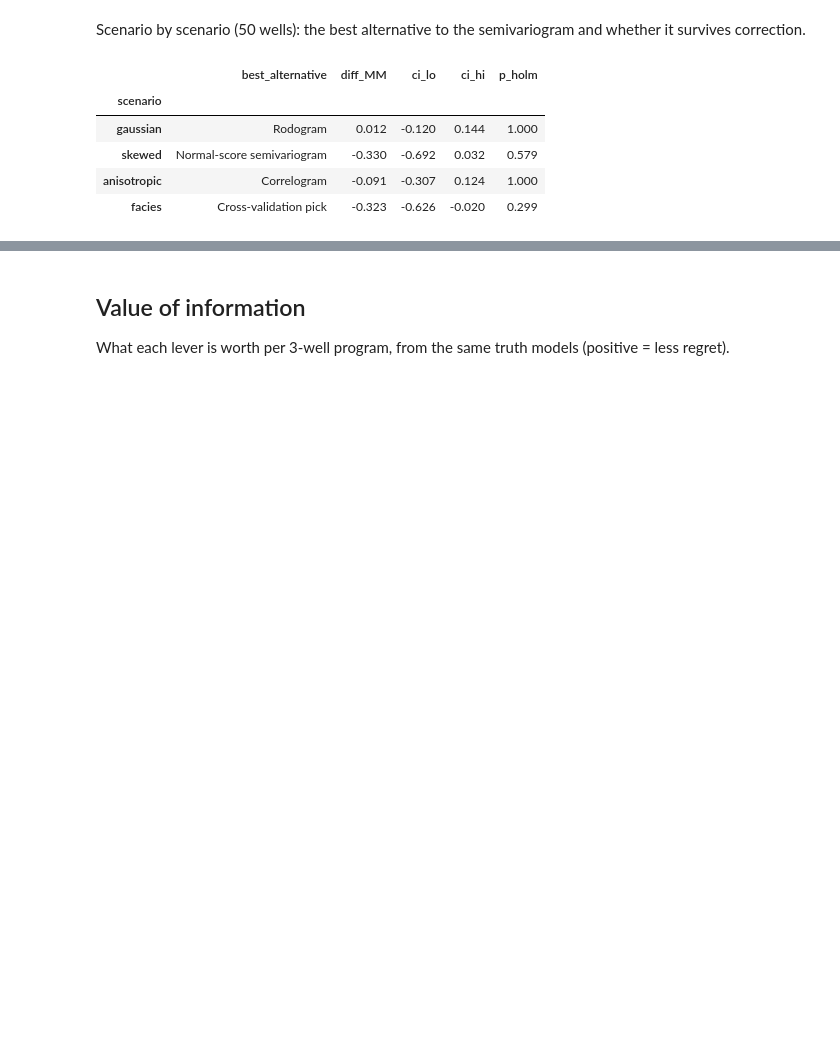
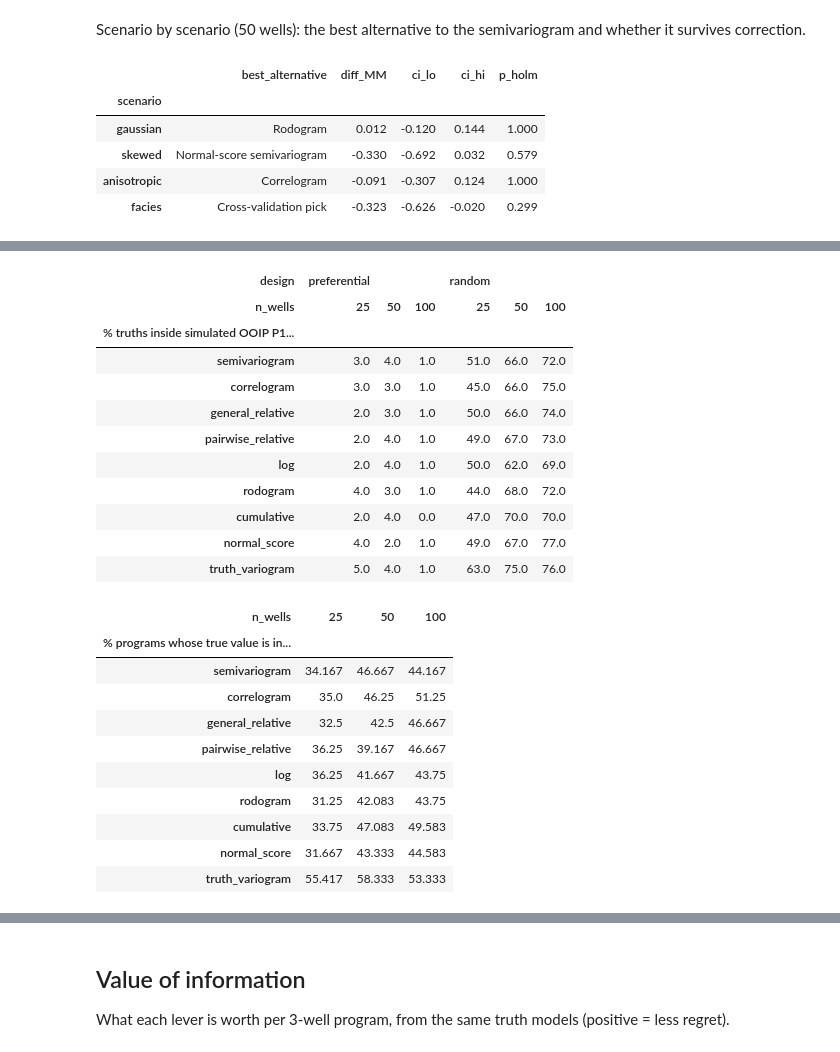
Before and after one commit to nkanter04/variogram-type-study, a Jupyter notebook: 03_kriging_decisions.ipynb, the cells around one changed output, grey strips where cells are left out. Cells and saved outputs as stored; diff of their text form; code cells hidden in the pictures; blank space fills up the shorter version.

```diff
--- a/03_kriging_decisions.ipynb
+++ b/03_kriging_decisions.ipynb
@@ -151,0 +264,31 @@ pd.DataFrame(rows).set_index('scenario').round(3)
+# %%
+sim_ = R_['simulation']
+cov_ooip = (100 * sim_.pivot_table(index='method', columns=['design', 'n_wells'], values='ooip_inside_p10_p90')).round(0)
+display(cov_ooip.loc[C.VTYPES + ['truth_variogram']].rename_axis('% truths inside simulated OOIP P10-P90'))
+ev = A.rule_frame(dec_, '@sgs_ev')
+cov_prog = (100 * ev[ev.method.isin(C.VTYPES + ['truth_variogram'])].pivot_table(index='method', columns='n_wells', values='inside_p10_p90')).round(0)
+cov_prog.loc[C.VTYPES + ['truth_variogram']].rename_axis('% programs whose true value is inside the predicted P10-P90')
+# %% [output]
+| design | preferential |  |  | random |  |  |
+| n_wells | 25 | 50 | 100 | 25 | 50 | 100 |
+| % truths inside simulated OOIP P1... |  |  |  |  |  |  |
+| semivariogram | 3.0 | 4.0 | 1.0 | 51.0 | 66.0 | 72.0 |
+| correlogram | 3.0 | 3.0 | 1.0 | 45.0 | 66.0 | 75.0 |
+| general_relative | 2.0 | 3.0 | 1.0 | 50.0 | 66.0 | 74.0 |
+| pairwise_relative | 2.0 | 4.0 | 1.0 | 49.0 | 67.0 | 73.0 |
+| log | 2.0 | 4.0 | 1.0 | 50.0 | 62.0 | 69.0 |
+| rodogram | 4.0 | 3.0 | 1.0 | 44.0 | 68.0 | 72.0 |
+| cumulative | 2.0 | 4.0 | 0.0 | 47.0 | 70.0 | 70.0 |
+| normal_score | 4.0 | 2.0 | 1.0 | 49.0 | 67.0 | 77.0 |
+| truth_variogram | 5.0 | 4.0 | 1.0 | 63.0 | 75.0 | 76.0 |
+| n_wells | 25 | 50 | 100 |
+| % programs whose true value is in... |  |  |  |
+| semivariogram | 34.167 | 46.667 | 44.167 |
+| correlogram | 35.0 | 46.25 | 51.25 |
+| general_relative | 32.5 | 42.5 | 46.667 |
+| pairwise_relative | 36.25 | 39.167 | 46.667 |
+| log | 36.25 | 41.667 | 43.75 |
+| rodogram | 31.25 | 42.083 | 43.75 |
+| cumulative | 33.75 | 47.083 | 49.583 |
+| normal_score | 31.667 | 43.333 | 44.583 |
+| truth_variogram | 55.417 | 58.333 | 53.333 |
```
Also changed, not shown: parts of 10 cells of this notebook, 14 other files.
